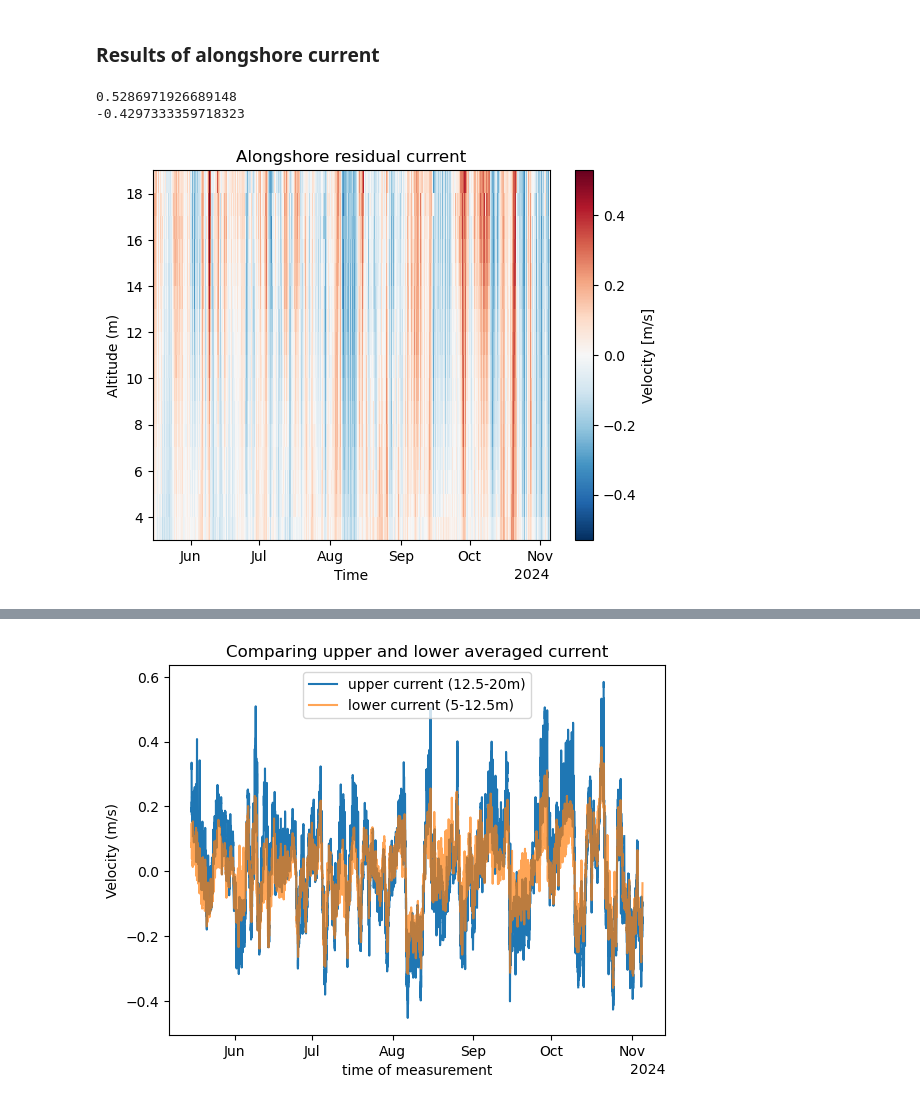
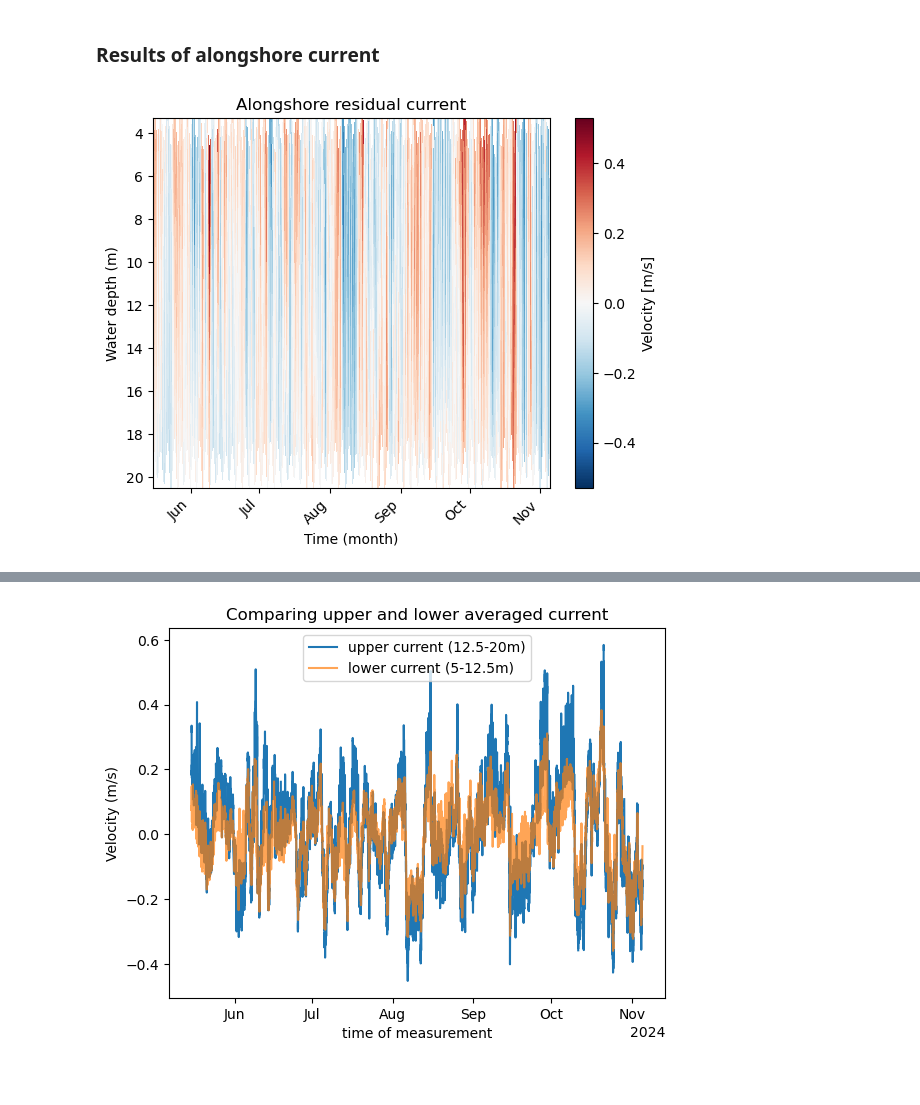
Before and after one commit to AnurovaPrykhodko/ADCP-internship, a Jupyter notebook: data_analysis.ipynb, the cells around one changed output, grey strips where cells are left out. Drawn from its saved outputs; the diff is of its cells as text; code cells hidden in the pictures; blank space fills up the shorter version.

```diff
--- a/data_analysis.ipynb
+++ b/data_analysis.ipynb
@@ -224,22 +224,38 @@ Principal heading = 57.8247
 [figure]
 # %% [markdown]
 ### Results of alongshore current
-# %%
-print(ds['vel_res'][0].max().values)
-print(ds['vel_res'][0].min().values)
-
-ds['vel_interp'] = ds['vel_res'].interpolate_na(dim='time', method='linear', max_gap=np.timedelta64(2*24, 'h'))
-
-p = ds['vel_interp'][0].sel(range=slice(0,18.52)).plot()
-plt.xlabel('Time')
-plt.ylabel('Altitude (m)')
-p.colorbar.set_label('Velocity [m/s]')
-plt.title('Alongshore residual current')
-plt.show()
-# %% [output]
-0.5286971926689148
--0.4297333359718323
-[figure, removed]
+# %%
+print(ds['vel_res'][0].max().values)
+print(ds['vel_res'][0].min().values)
+
+ds = ds.assign_coords(
+    depth_from_surface=ds['depth'] - ds['range']
+)
+
+ds['vel_interp'] = ds['vel_res'].interpolate_na(dim='time', method='linear', max_gap=np.timedelta64(1*24, 'h'))
+
+ax = plt.gca()
+
+p = ds['vel_interp'][0].plot(
+    y='depth_from_surface'
+)
+
+ax.invert_yaxis()
+ax.set_ylim(20.5, 3.3)
+
+plt.xlabel('Time (month)')
+plt.ylabel('Water depth (m)')
+p.colorbar.set_label('Velocity [m/s]')
+
+ax.xaxis.set_major_locator(mdates.MonthLocator())
+ax.xaxis.set_major_formatter(mdates.DateFormatter('%b'))
+
+plt.xticks(rotation=45, ha='right')
+plt.title('Alongshore residual current')
+
+plt.show()
+# %% [output]
+[figure, added]
 # %%
 with plt.style.context('ggplot'):
 
```
Also changed, not shown: parts of 2 cells of this notebook.
